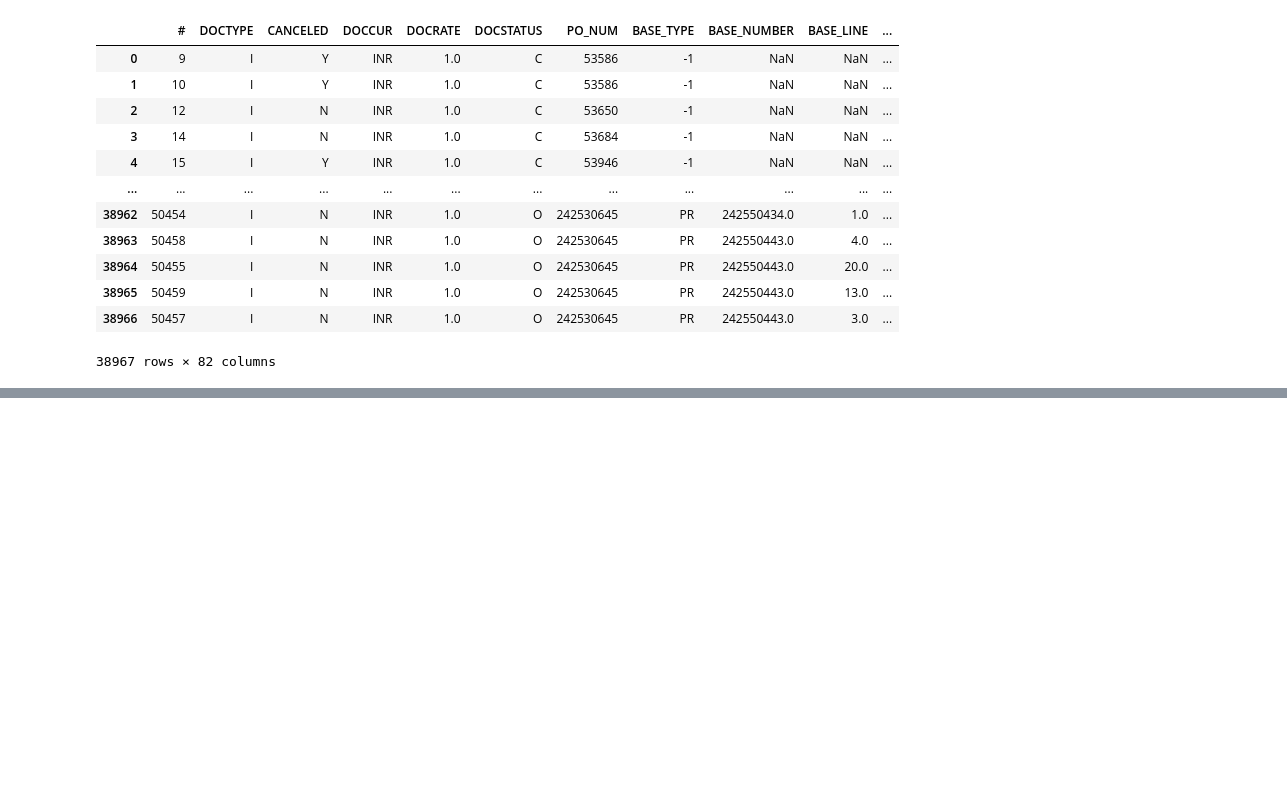
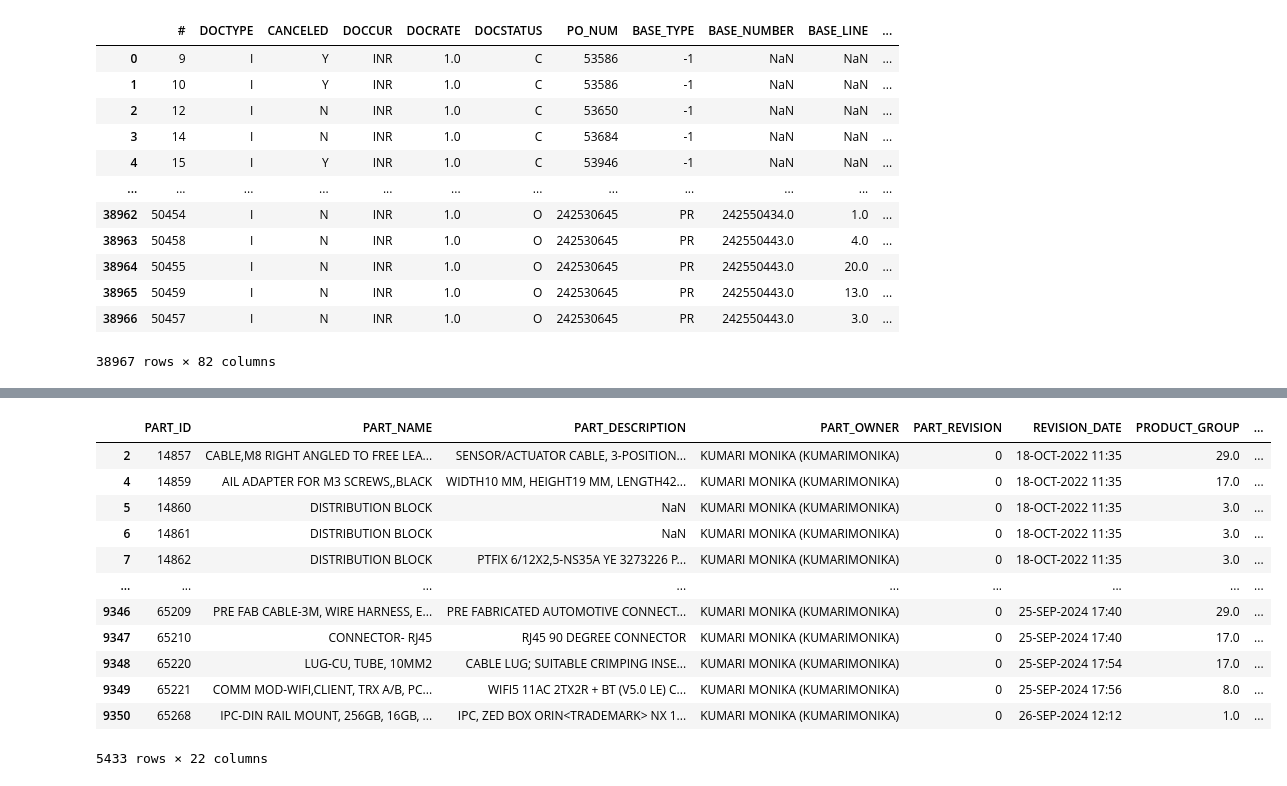
Before and after one commit to htibrewal/isy-5001-irs-project, a Jupyter notebook: item_replacement.ipynb, the cells around one changed output, grey strips where cells are left out. Drawn from its saved outputs; the diff is of its cells as text; code cells hidden in the pictures; blank space fills up the shorter version.

```diff
--- a/item_replacement.ipynb
+++ b/item_replacement.ipynb
@@ -379,0 +423,19 @@ merged_data_item_code_2.to_csv('filtered_data_final_2.csv')
+# %%
+electric_parts_not_used = electrical_cleaned_filtered[~electrical_cleaned_filtered['PART_ID_CLEANED'].isin(merged_data_item_code_2['ITEM_CODE_CLEANED'])]
+electric_parts_not_used = electric_parts_not_used[electric_parts_not_used['PART_ID_CLEANED'] != electric_parts_not_used['PART_NAME']]
+# %%
+electric_parts_not_used
+# %% [output]
+|  | PART_ID | PART_NAME | PART_DESCRIPTION | PART_OWNER | PART_REVISION | REVISION_DATE | PRODUCT_GROUP | ... |
+| 2 | 14857 | CABLE,M8 RIGHT ANGLED TO FREE LEA... | SENSOR/ACTUATOR CABLE, 3-POSITION... | KUMARI MONIKA (KUMARIMONIKA) | 0 | 18-OCT-2022 11:35 | 29.0 | ... |
+| 4 | 14859 | AIL ADAPTER FOR M3 SCREWS,,BLACK | WIDTH10 MM, HEIGHT19 MM, LENGTH42... | KUMARI MONIKA (KUMARIMONIKA) | 0 | 18-OCT-2022 11:35 | 17.0 | ... |
+| 5 | 14860 | DISTRIBUTION BLOCK | NaN | KUMARI MONIKA (KUMARIMONIKA) | 0 | 18-OCT-2022 11:35 | 3.0 | ... |
+| 6 | 14861 | DISTRIBUTION BLOCK | NaN | KUMARI MONIKA (KUMARIMONIKA) | 0 | 18-OCT-2022 11:35 | 3.0 | ... |
+| 7 | 14862 | DISTRIBUTION BLOCK | PTFIX 6/12X2,5-NS35A YE 3273226 P... | KUMARI MONIKA (KUMARIMONIKA) | 0 | 18-OCT-2022 11:35 | 3.0 | ... |
+| ... | ... | ... | ... | ... | ... | ... | ... | ... |
+| 9346 | 65209 | PRE FAB CABLE-3M, WIRE HARNESS, E... | PRE FABRICATED AUTOMOTIVE CONNECT... | KUMARI MONIKA (KUMARIMONIKA) | 0 | 25-SEP-2024 17:40 | 29.0 | ... |
+| 9347 | 65210 | CONNECTOR- RJ45 | RJ45 90 DEGREE CONNECTOR | KUMARI MONIKA (KUMARIMONIKA) | 0 | 25-SEP-2024 17:40 | 17.0 | ... |
+| 9348 | 65220 | LUG-CU, TUBE, 10MM2 | CABLE LUG; SUITABLE CRIMPING INSE... | KUMARI MONIKA (KUMARIMONIKA) | 0 | 25-SEP-2024 17:54 | 17.0 | ... |
+| 9349 | 65221 | COMM MOD-WIFI,CLIENT, TRX A/B, PC... | WIFI5 11AC 2TX2R + BT (V5.0 LE) C... | KUMARI MONIKA (KUMARIMONIKA) | 0 | 25-SEP-2024 17:56 | 8.0 | ... |
+| 9350 | 65268 | IPC-DIN RAIL MOUNT, 256GB, 16GB, ... | IPC, ZED BOX ORIN<TRADEMARK> NX 1... | KUMARI MONIKA (KUMARIMONIKA) | 0 | 26-SEP-2024 12:12 | 1.0 | ... |
+5433 rows × 22 columns
```
Also changed, not shown: parts of 7 cells of this notebook.
